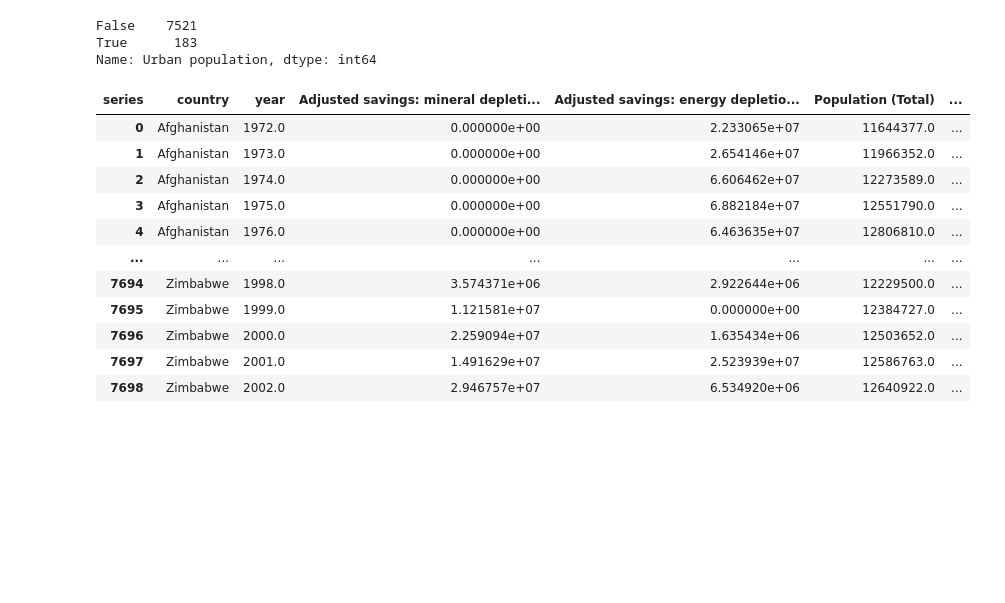
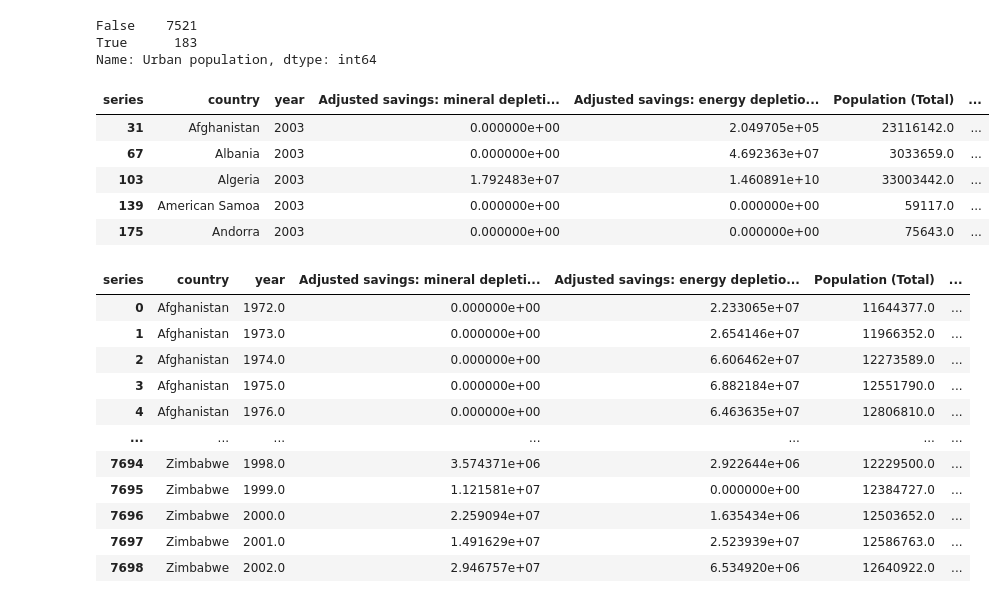
Before and after one commit to ashtonreed/Springboard, a Jupyter notebook: Capstone1/Capstone1_Data_Wrangling.ipynb, the cells around one changed output. Saved outputs shown, nothing was run; the diff lists cells and outputs as text; code cells hidden in the pictures; blank space fills up the shorter version.

Commit message:
saved 2003 data to a separate file

```diff
--- a/Capstone1/Capstone1_Data_Wrangling.ipynb
+++ b/Capstone1/Capstone1_Data_Wrangling.ipynb
@@ -399,3 +399,14 @@ final_10_df['Urban population'].isnull().value_counts()
 False    7521
 True      183
 Name: Urban population, dtype: int64
+# %%
+# Finding 2003 data so that we can use it later for predictions in the ML notebook
+data_2003 = final_10_df.loc[final_10_df['year'] == 2003]
+data_2003.head()
+# %% [output]
+| series | country | year | Adjusted savings: mineral depleti... | Adjusted savings: energy depletio... | Population (Total) | ... |
+| 31 | Afghanistan | 2003 | 0.000000e+00 | 2.049705e+05 | 23116142.0 | ... |
+| 67 | Albania | 2003 | 0.000000e+00 | 4.692363e+07 | 3033659.0 | ... |
+| 103 | Algeria | 2003 | 1.792483e+07 | 1.460891e+10 | 33003442.0 | ... |
+| 139 | American Samoa | 2003 | 0.000000e+00 | 0.000000e+00 | 59117.0 | ... |
+| 175 | Andorra | 2003 | 0.000000e+00 | 0.000000e+00 | 75643.0 | ... |
```
Also changed, not shown: parts of 3 cells of this notebook.
